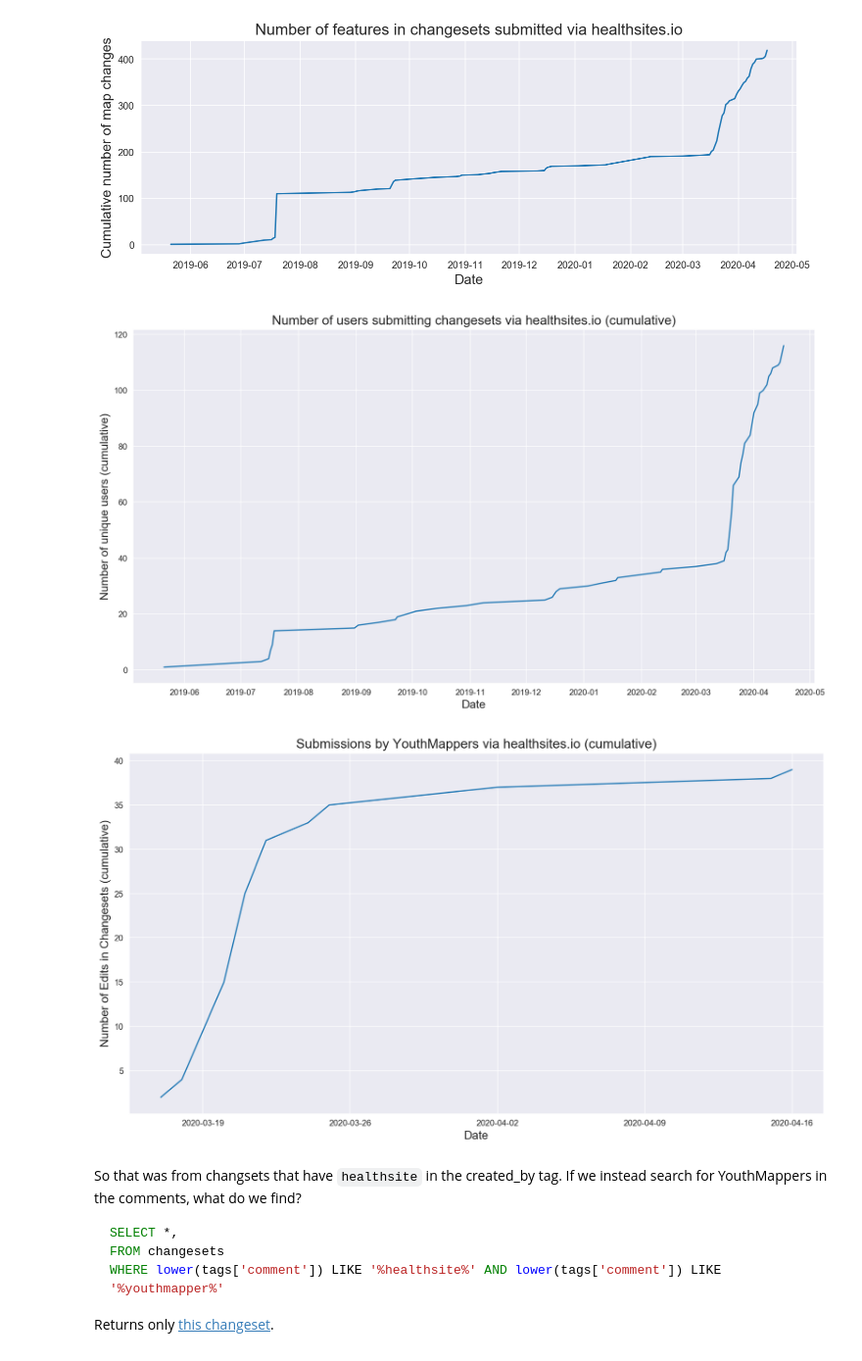
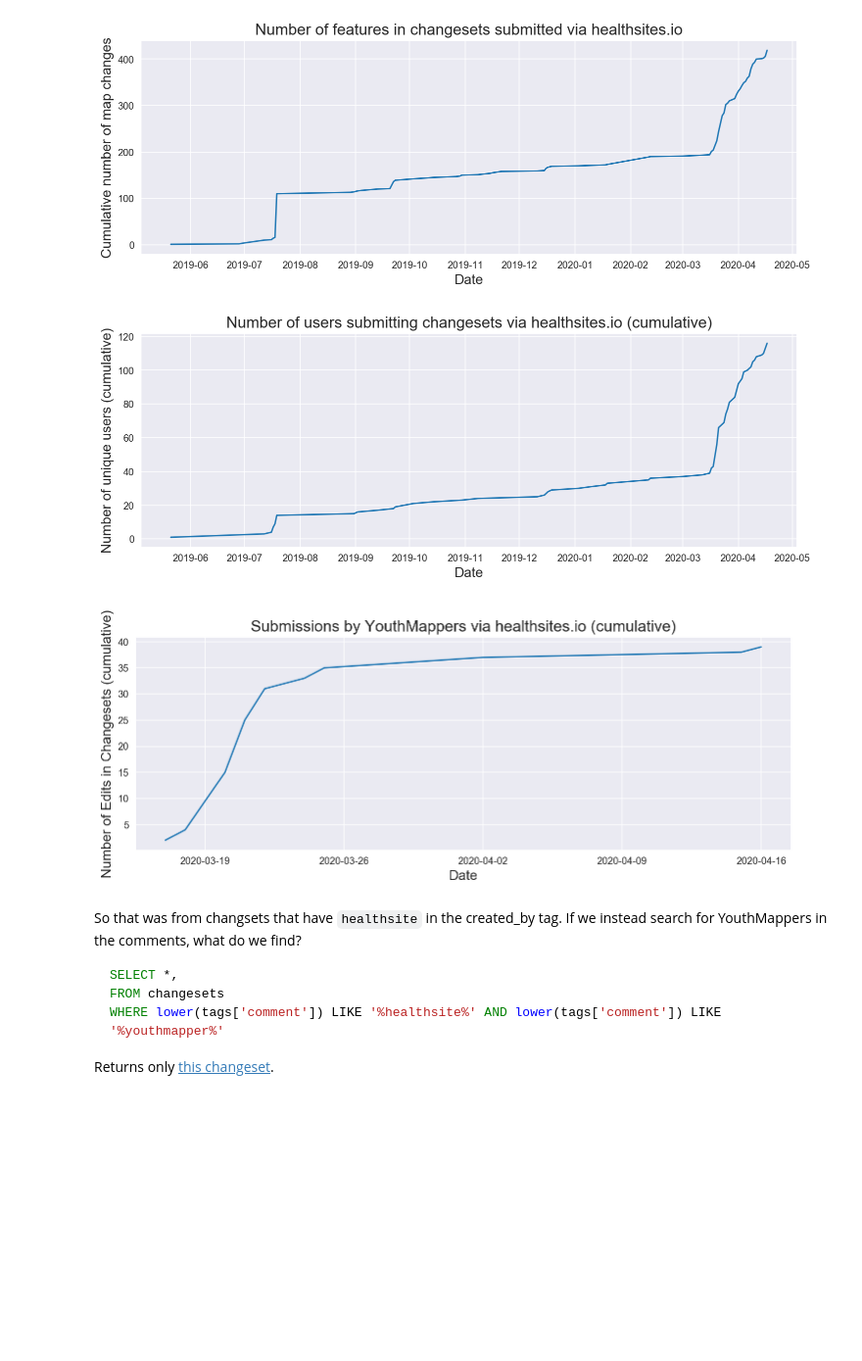
Before and after one commit to youthmappers/healthsites-io, a Jupyter notebook: OSM and Healthsites.io.ipynb, the cells around one changed output. Shown: that part at 98% size. Cells and saved outputs as stored; diff of their text form; code cells hidden in the pictures; blank space fills up the shorter version.

```diff
--- a/OSM and Healthsites.io.ipynb
+++ b/OSM and Healthsites.io.ipynb
@@ -66,17 +72,17 @@ ax.set_xlabel("Date", fontsize=14); ax.set_ylabel("Cumulative number of map chan
 # %%
 sns.set_style('darkgrid')
 # healthsites.groupby('date').agg('count')['id'].plot(ax=ax1, style='.')
-ax = healthsites.groupby('user').agg(min).groupby('date').agg('count')['id'].cumsum().plot(figsize=(15,8))
+ax = healthsites.groupby('user').agg(min).groupby('date').agg('count')['id'].cumsum().plot(figsize=(12,4))
 ax.set_title("Number of users submitting changesets via healthsites.io (cumulative)", fontsize=16)
 ax.set_xlabel("Date", fontsize=14); ax.set_ylabel("Number of unique users (cumulative)", fontsize=14);
 # %% [output]
-[figure, old version]
+[figure, new version]
 # %%
-ax = healthsites[healthsites.is_ym].groupby('date').agg('sum').cumsum()['num_changes'].plot(figsize=(15,8))
+ax = healthsites[healthsites.is_ym].groupby('date').agg('sum').cumsum()['num_changes'].plot(figsize=(12,4))
 ax.set_title("Submissions by YouthMappers via healthsites.io (cumulative)", fontsize=16)
 ax.set_xlabel("Date", fontsize=14); ax.set_ylabel("Number of Edits in Changesets (cumulative)", fontsize=14);
 # %% [output]
-[figure, old version]
+[figure, new version]
 # %% [markdown]
 So that was from changsets that have `healthsite` in the created_by tag. If we instead search for YouthMappers in the comments, what do we find?
 
```
Also changed, not shown: parts of 1 cell of this notebook, 1 other file.
